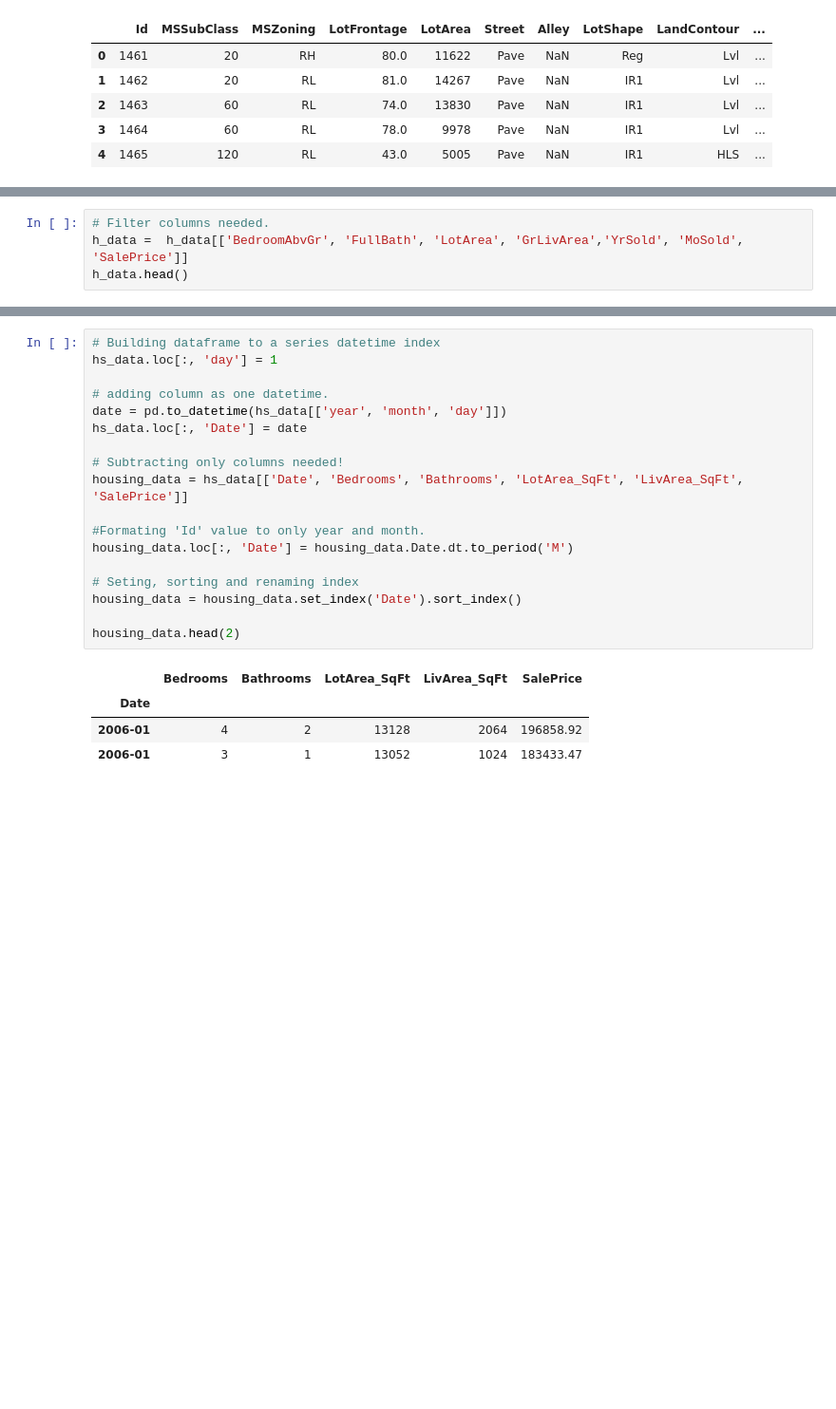
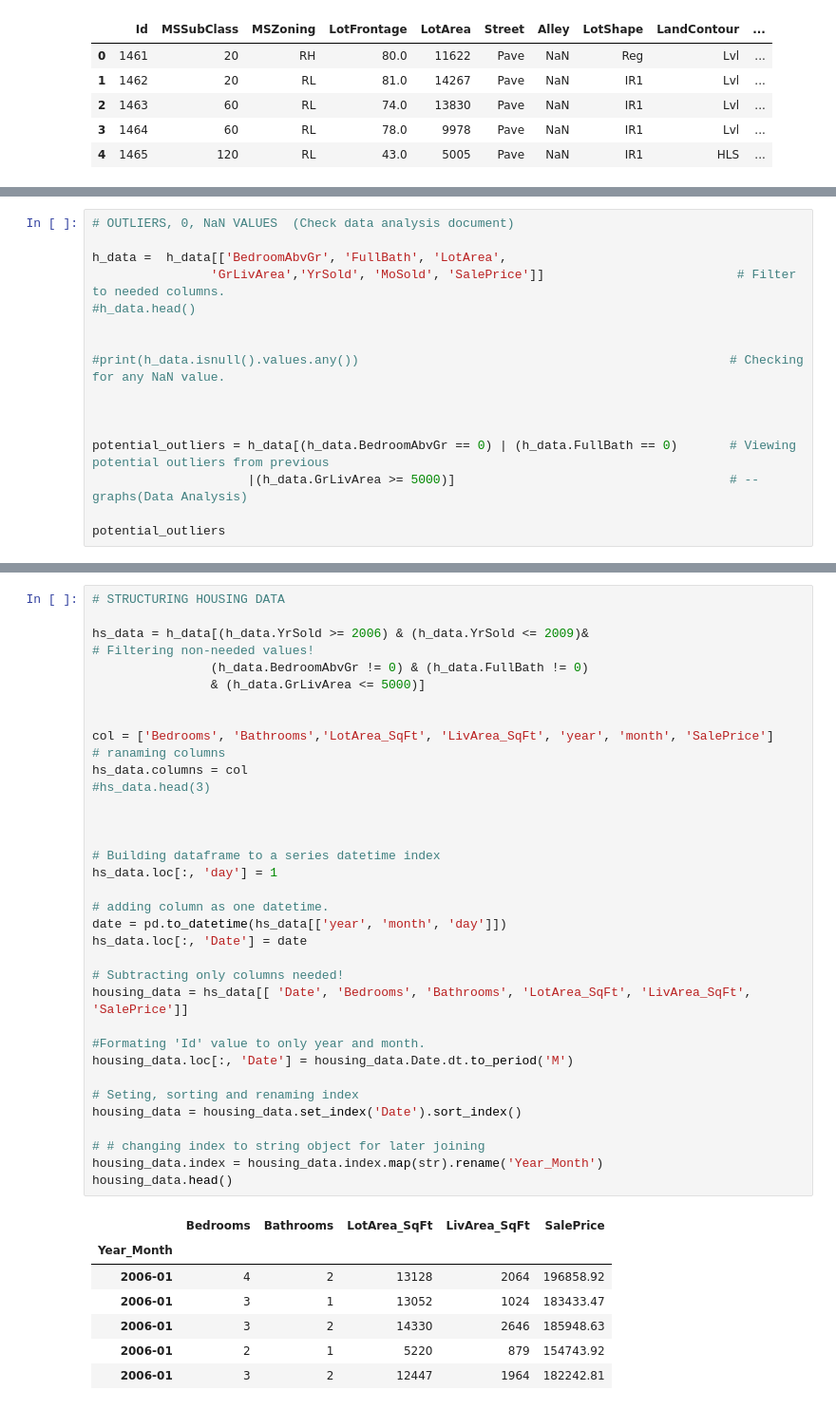
Before and after one commit to AlfredMtz/Springboard, a Jupyter notebook: amesproject.ipynb, the cells around one changed output, grey strips where cells are left out. Shown at 95% size. Saved outputs shown, nothing was run; the diff lists cells and outputs as text; blank space fills up the shorter version.

```diff
--- a/amesproject.ipynb
+++ b/amesproject.ipynb
@@ -115,4 +49,0 @@ sqft_data.plot.scatter(x='GrLivArea', y='SalePrice', ylim=(0,400000));
-# %%
-# Filter columns needed.
-h_data =  h_data[['BedroomAbvGr', 'FullBath', 'LotArea', 'GrLivArea','YrSold', 'MoSold', 'SalePrice']]
-h_data.head()
@@ -168,0 +50,16 @@ hs_data.head(3)
+# %%
+# OUTLIERS, 0, NaN VALUES  (Check data analysis document)
+
+h_data =  h_data[['BedroomAbvGr', 'FullBath', 'LotArea',
+                'GrLivArea','YrSold', 'MoSold', 'SalePrice']]                          # Filter to needed columns.
+#h_data.head()
+
+
+#print(h_data.isnull().values.any())                                                  # Checking for any NaN value.
+
+
+
+potential_outliers = h_data[(h_data.BedroomAbvGr == 0) | (h_data.FullBath == 0)       # Viewing potential outliers from previous
+                     |(h_data.GrLivArea >= 5000)]                                     # -- graphs(Data Analysis)
+
+potential_outliers
@@ -169,23 +72,41 @@ hs_data.head(3)
 # %%
+# STRUCTURING HOUSING DATA
+
+hs_data = h_data[(h_data.YrSold >= 2006) & (h_data.YrSold <= 2009)&                             # Filtering non-needed values!
+                (h_data.BedroomAbvGr != 0) & (h_data.FullBath != 0)
+                & (h_data.GrLivArea <= 5000)]
+
+
+col = ['Bedrooms', 'Bathrooms','LotArea_SqFt', 'LivArea_SqFt', 'year', 'month', 'SalePrice']    # ranaming columns
+hs_data.columns = col
+#hs_data.head(3)
+
+
+
 # Building dataframe to a series datetime index
 hs_data.loc[:, 'day'] = 1
 
 # adding column as one datetime.
 date = pd.to_datetime(hs_data[['year', 'month', 'day']])
 hs_data.loc[:, 'Date'] = date
 
 # Subtracting only columns needed!
-housing_data = hs_data[['Date', 'Bedrooms', 'Bathrooms', 'LotArea_SqFt', 'LivArea_SqFt', 'SalePrice']]
+housing_data = hs_data[[ 'Date', 'Bedrooms', 'Bathrooms', 'LotArea_SqFt', 'LivArea_SqFt', 'SalePrice']]
 
 #Formating 'Id' value to only year and month.
 housing_data.loc[:, 'Date'] = housing_data.Date.dt.to_period('M')
 
 # Seting, sorting and renaming index
 housing_data = housing_data.set_index('Date').sort_index()
 
-housing_data.head(2)
+# # changing index to string object for later joining
+housing_data.index = housing_data.index.map(str).rename('Year_Month')
+housing_data.head()
 # %% [output]
 |  | Bedrooms | Bathrooms | LotArea_SqFt | LivArea_SqFt | SalePrice |
-| Date |  |  |  |  |  |
+| Year_Month |  |  |  |  |  |
 | 2006-01 | 4 | 2 | 13128 | 2064 | 196858.92 |
 | 2006-01 | 3 | 1 | 13052 | 1024 | 183433.47 |
+| 2006-01 | 3 | 2 | 14330 | 2646 | 185948.63 |
+| 2006-01 | 2 | 1 | 5220 | 879 | 154743.92 |
+| 2006-01 | 3 | 2 | 12447 | 1964 | 182242.81 |
```
Also changed, not shown: parts of 25 cells of this notebook.
